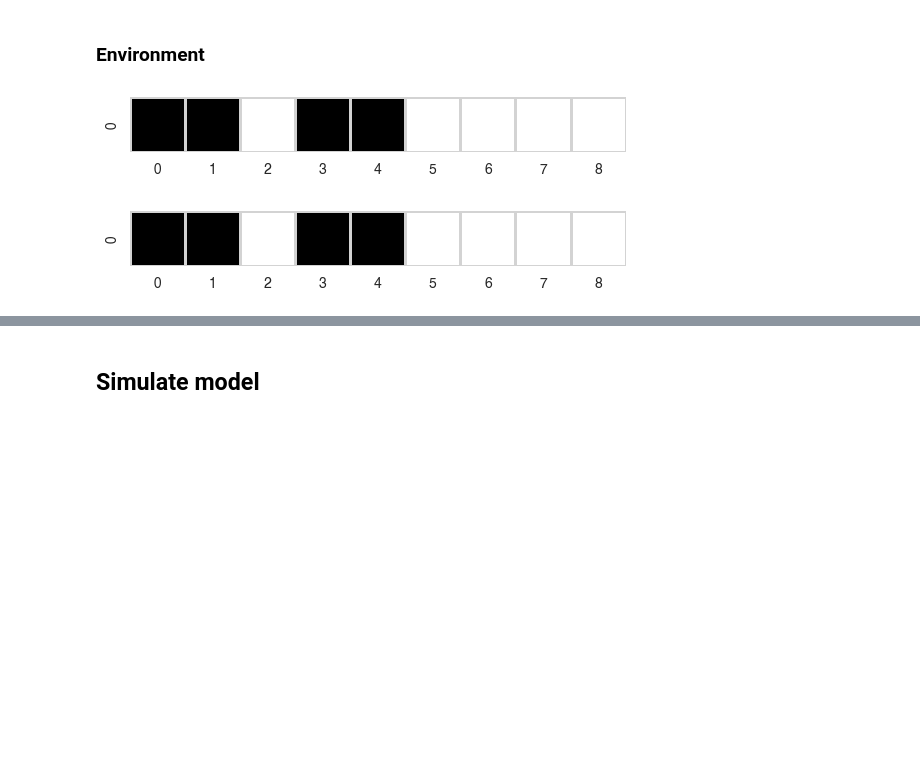
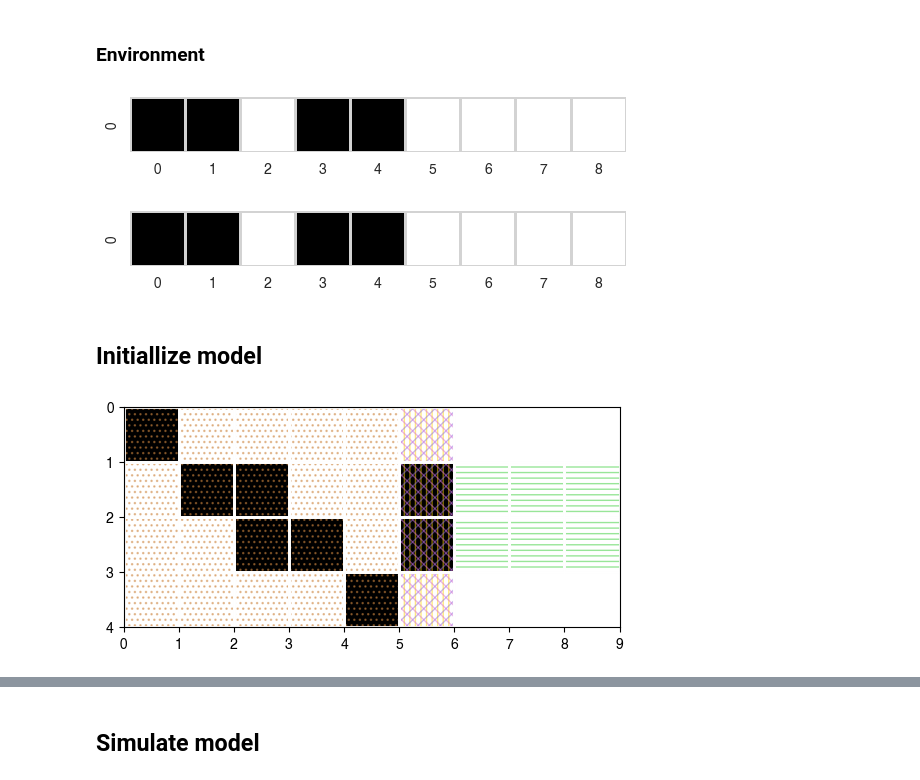
Before and after one commit to ryansmcgee/ecoevocrm, a Jupyter notebook: src/ecoevocrm/demos/hgt_testing/2023-12-19_dev_hgt.ipynb, the cells around one changed output, grey strips where cells are left out. Saved outputs shown, nothing was run; the diff lists cells and outputs as text; code cells hidden in the pictures; blank space fills up the shorter version.

```diff
--- a/src/ecoevocrm/demos/hgt_testing/2023-12-19_dev_hgt.ipynb
+++ b/src/ecoevocrm/demos/hgt_testing/2023-12-19_dev_hgt.ipynb
@@ -44,7 +44,7 @@ viz.matrix_plot(mutation_rates, vmin=0, cbar=False, linecolor='lightgray', linew
 # %% [output]
 [figure]
 # %%
-l = 1e-9
+l = 1e-6
 segregation_rates = np.array([0, 0, 0, 0, 0, l, 0, 0, 0])  # for all types
 viz.matrix_plot(segregation_rates, vmin=0, cbar=False, linecolor='lightgray', linewidths=1)
 # %% [output]
@@ -132,19 +132,20 @@ landscape
  '000010000': 0.7315685487395694}
 # %% [markdown]
 ### Environment
+# %%
+R_init = np.array([1, 1, 0, 1, 1, 0, 0, 0, 0])
+viz.matrix_plot(R_init, vmin=0, vmax=1, cbar=False, linecolor='lightgray', linewidths=1)
+# %% [output]
+[figure, added]
 # %%
-R_init = np.zeros(traits_init.shape[1])
-R_init[consumption_rates > 0] = 1
-viz.matrix_plot(R_init, vmin=0, vmax=1, cbar=False, linecolor='lightgray', linewidths=1)
+influx_rates = np.zeros(traits_init.shape[1])
+influx_rates[R_init > 0] = 1
+viz.matrix_plot(influx_rates, vmin=0, cbar=False, linecolor='lightgray', linewidths=1)
 # %% [output]
 [figure]
-# %%
-influx_rates = np.zeros(traits_init.shape[1])
-influx_rates[consumption_rates > 0] = 1
-viz.matrix_plot(influx_rates, vmin=0, cbar=False, linecolor='lightgray', linewidths=1)
-# %% [output]
-[figure, removed]
 # %%
 decay_rates = 1
 # %%
 carrying_capacity = 1e9
+# %% [markdown]
+## Initiallize model
@@ -150,0 +161,4 @@ carrying_capacity = 1e9
+# %%
+viz.attributes_plot(system.type_set)
+# %% [output]
+[figure, added]
```
Also changed, not shown: parts of 13 cells of this notebook, 4 other files.
